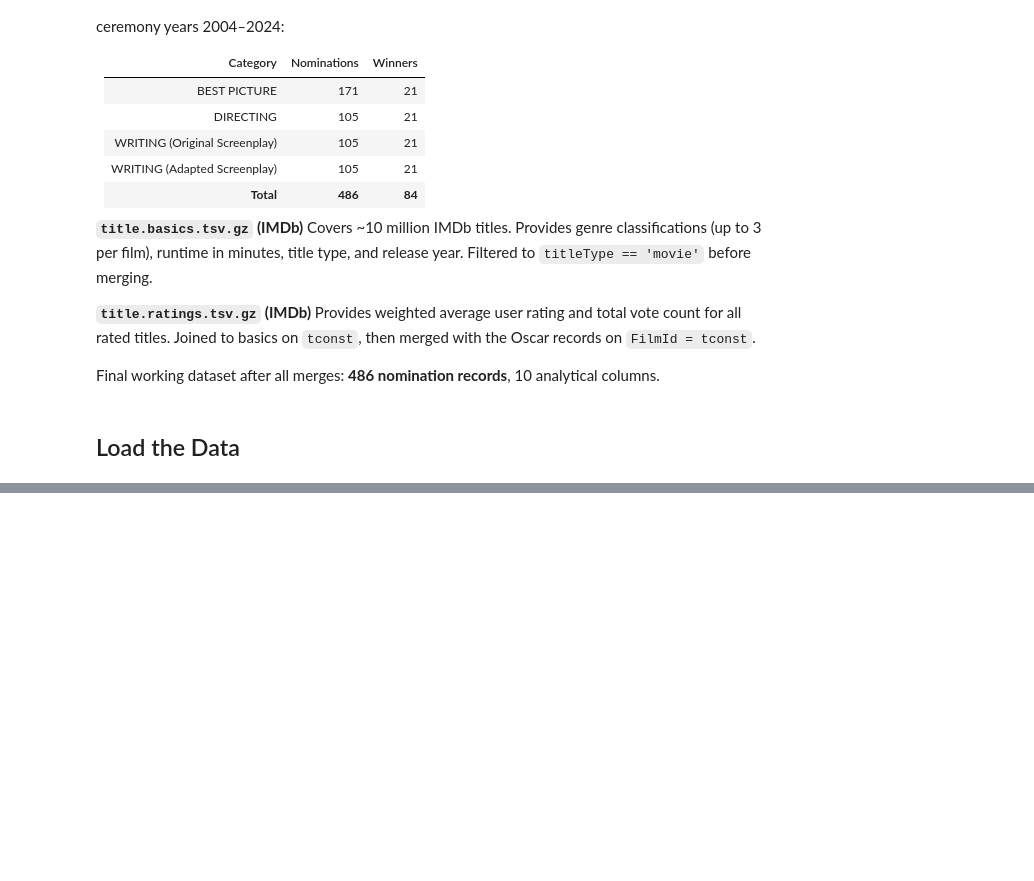
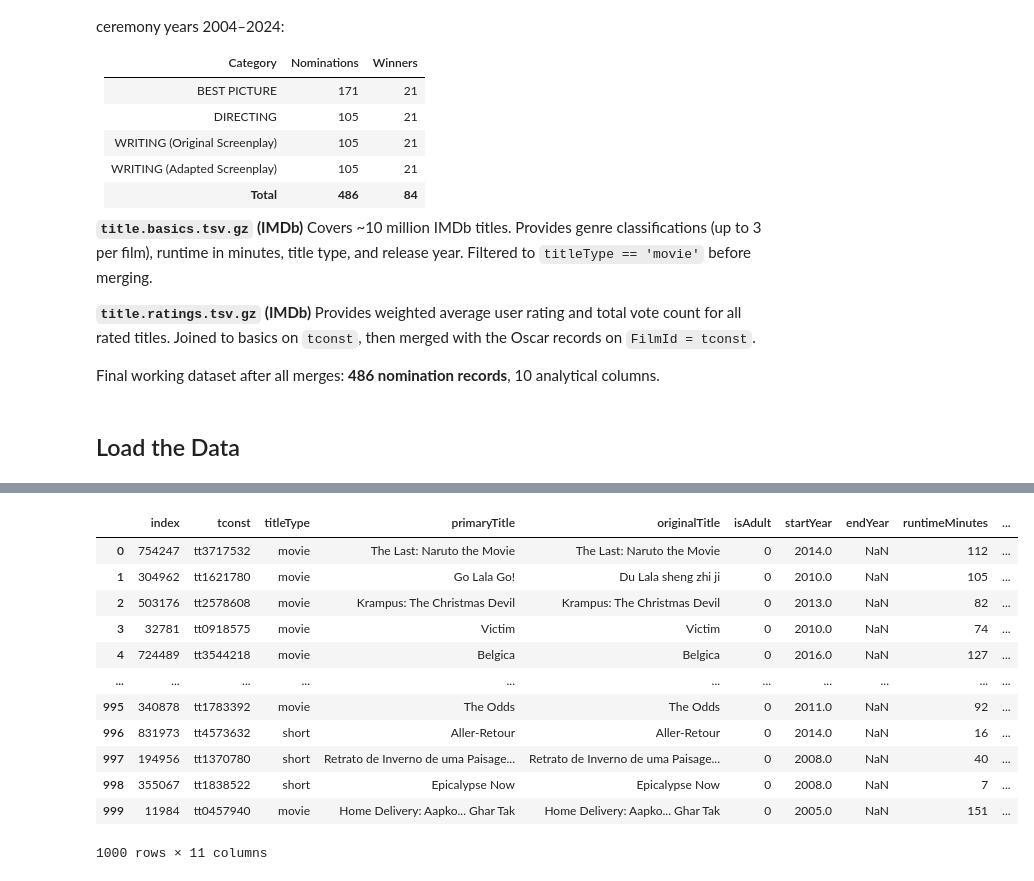
Before and after one commit to EdisonAyranisthebest/Math_189_FinalProject, a Jupyter notebook: Genre_Bias.ipynb, the cells around one changed output, grey strips where cells are left out. Saved outputs shown, nothing was run; the diff lists cells and outputs as text; code cells hidden in the pictures; blank space fills up the shorter version.

```diff
--- a/Genre_Bias.ipynb
+++ b/Genre_Bias.ipynb
@@ -151,0 +259,18 @@ imdb_ratings.head()
+# %%
+random_nonwinners = filtered_imdb.sample(n=1000, replace=False)
+random_nonwinners = random_nonwinners.reset_index()
+random_nonwinners
+# %% [output]
+|  | index | tconst | titleType | primaryTitle | originalTitle | isAdult | startYear | endYear | runtimeMinutes | ... |
+| 0 | 754247 | tt3717532 | movie | The Last: Naruto the Movie | The Last: Naruto the Movie | 0 | 2014.0 | NaN | 112 | ... |
+| 1 | 304962 | tt1621780 | movie | Go Lala Go! | Du Lala sheng zhi ji | 0 | 2010.0 | NaN | 105 | ... |
+| 2 | 503176 | tt2578608 | movie | Krampus: The Christmas Devil | Krampus: The Christmas Devil | 0 | 2013.0 | NaN | 82 | ... |
+| 3 | 32781 | tt0918575 | movie | Victim | Victim | 0 | 2010.0 | NaN | 74 | ... |
+| 4 | 724489 | tt3544218 | movie | Belgica | Belgica | 0 | 2016.0 | NaN | 127 | ... |
+| ... | ... | ... | ... | ... | ... | ... | ... | ... | ... | ... |
+| 995 | 340878 | tt1783392 | movie | The Odds | The Odds | 0 | 2011.0 | NaN | 92 | ... |
+| 996 | 831973 | tt4573632 | short | Aller-Retour | Aller-Retour | 0 | 2014.0 | NaN | 16 | ... |
+| 997 | 194956 | tt1370780 | short | Retrato de Inverno de uma Paisage... | Retrato de Inverno de uma Paisage... | 0 | 2008.0 | NaN | 40 | ... |
+| 998 | 355067 | tt1838522 | short | Epicalypse Now | Epicalypse Now | 0 | 2008.0 | NaN | 7 | ... |
+| 999 | 11984 | tt0457940 | movie | Home Delivery: Aapko... Ghar Tak | Home Delivery: Aapko... Ghar Tak | 0 | 2005.0 | NaN | 151 | ... |
+1000 rows × 11 columns
```
Also changed, not shown: parts of 12 cells of this notebook.
